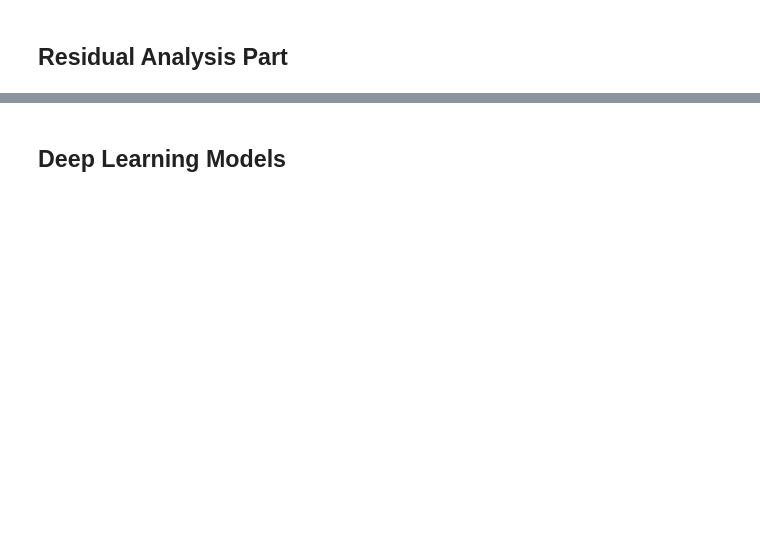
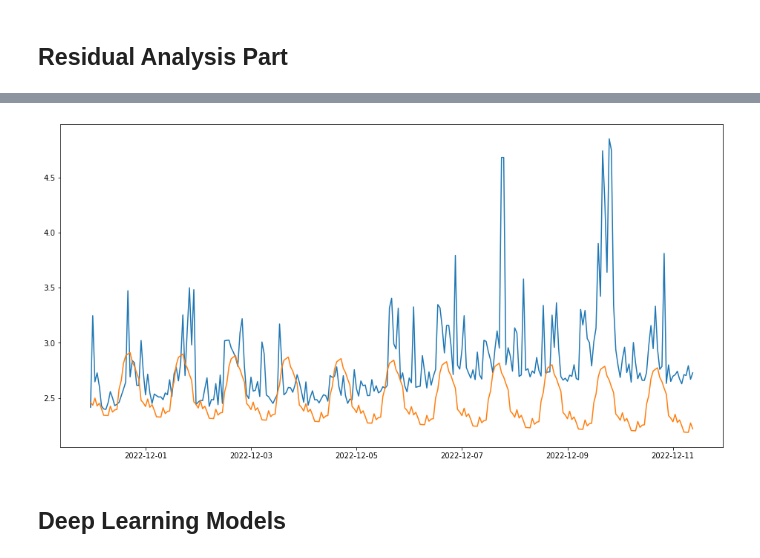
Before and after one commit to eldor-fozilov/ethereum-gas-price-prediction, a Jupyter notebook: Modeling.ipynb, the cells around one changed output, grey strips where cells are left out. Drawn from its saved outputs; the diff is of its cells as text; code cells hidden in the pictures; blank space fills up the shorter version.

```diff
--- a/Modeling.ipynb
+++ b/Modeling.ipynb
@@ -215,0 +235,7 @@ plt.show()
+# %%
+# get the forcasted value from our model
+y_pred_24 = results_24.get_forecast(len(test_set))
+
+pred = y_pred_24
+pred_value = pred.predicted_mean
+pred_index = list(test_set.index)
@@ -216,2 +257,9 @@ plt.show()
+# %%
+plt.figure(figsize = (16,8))
+plt.plot(pred_index, df_log[pred_index])
+plt.plot(pred_index, pred_value)
+plt.show()
+# %% [output]
+[figure, added]
 # %% [markdown]
 ## Deep Learning Models
```
Also changed, not shown: parts of 12 cells of this notebook.
